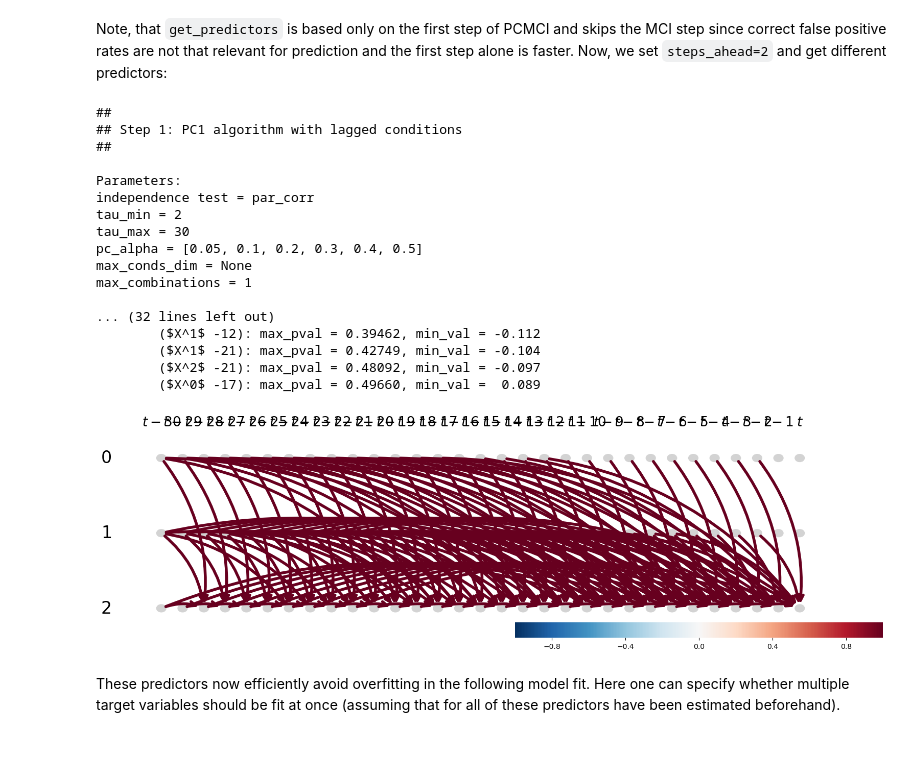
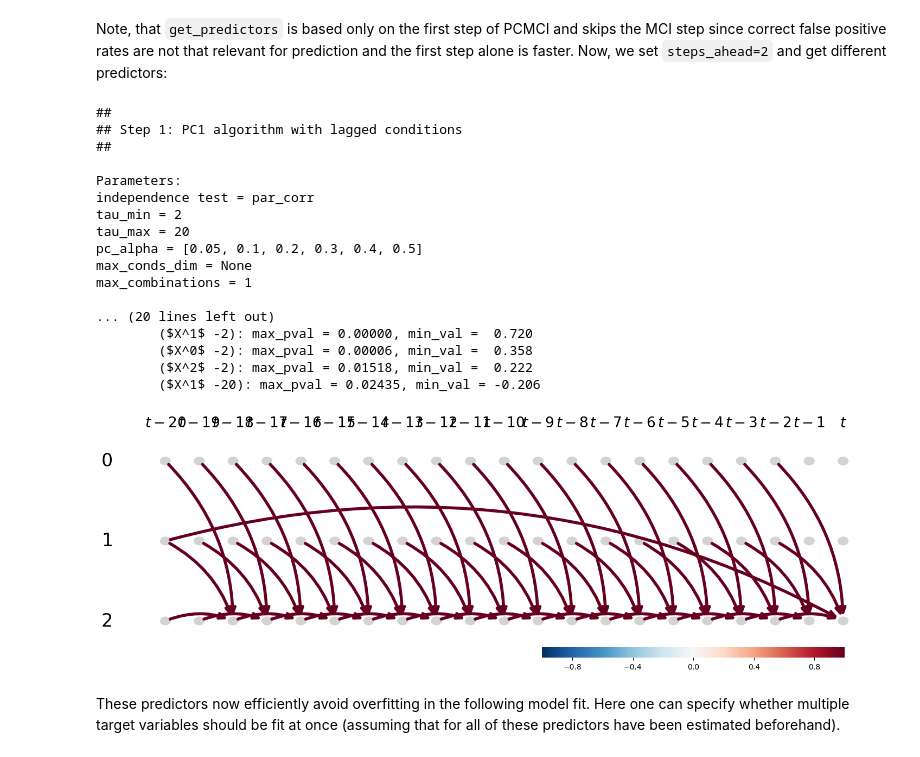
Before and after one commit to jakobrunge/tigramite, a Jupyter notebook: tutorials/tigramite_tutorial_prediction.ipynb, the cells around one changed output. Saved outputs shown, nothing was run; the diff lists cells and outputs as text; code cells hidden in the pictures.

```diff
--- a/tutorials/tigramite_tutorial_prediction.ipynb
+++ b/tutorials/tigramite_tutorial_prediction.ipynb
@@ -38,7 +38,7 @@ from tigramite.models import LinearMediation, Prediction
 Tigramite also contains a class ``tigramite.models.Prediction`` to perform predictions based on the sklearn models. The ``Prediction`` class includes a wrapper around ``run_pc_stable`` from the ``PCMCI`` class to perform predictor selection. Consider the following data generation process:
 # %%
 np.random.seed(42)
-T = 150
+T = 200
 links_coeffs = {0: [((0, -1), 0.6)],
                 1: [((1, -1), 0.6), ((0, -1), 0.8)],
                 2: [((2, -1), 0.5), ((1, -1), 0.7)],  # ((0, -1), c)],
@@ -56,7 +56,7 @@ pred = Prediction(dataframe=dataframe,
         # prediction_model = sklearn.neighbors.KNeighborsRegressor(),
     data_transform=sklearn.preprocessing.StandardScaler(),
     train_indices= range(int(0.8*T)),
-    test_indices= range(int(0.8*T), T),
+    test_indices= range(int(0.9*T), T),
     verbosity=1
     )
 # %% [markdown]
@@ -106,7 +106,7 @@ max_combinations = 1
 # %% [markdown]
 Note, that ``get_predictors`` is based only on the first step of PCMCI and skips the MCI step since correct false positive rates are not that relevant for prediction and the first step alone is faster. Now, we set ``steps_ahead=2`` and get different predictors:
 # %%
-tau_max = 30
+tau_max = 20
 steps_ahead = 2
 target = 2
 
@@ -117,40 +117,40 @@ all_predictors = pred.get_predictors(
                   pc_alpha=None
                   )
 graph = np.zeros((N, N, tau_max + 1), dtype='bool')
 for j in [target]:
     for p in all_predictors[j]:
         graph[p[0], j, abs(p[1])] = 1
 
 # Plot time series graph
 tp.plot_time_series_graph(
     figsize=(18, 5),
     node_size=0.05,
     node_aspect=.3,
     val_matrix=np.ones(graph.shape),
     graph=graph,
     var_names=None,
     link_colorbar_label='',
     label_fontsize=24
     ); plt.show()
 # %% [output]
 ##
 ## Step 1: PC1 algorithm with lagged conditions
 ##
 
 Parameters:
 independence test = par_corr
 tau_min = 2
-tau_max = 30
+tau_max = 20
 pc_alpha = [0.05, 0.1, 0.2, 0.3, 0.4, 0.5]
 max_conds_dim = None
 max_combinations = 1
 
-... (32 lines left out)
-        ($X^1$ -12): max_pval = 0.39462, min_val = -0.112
-        ($X^1$ -21): max_pval = 0.42749, min_val = -0.104
-        ($X^2$ -21): max_pval = 0.48092, min_val = -0.097
-        ($X^0$ -17): max_pval = 0.49660, min_val =  0.089
+... (20 lines left out)
+        ($X^1$ -2): max_pval = 0.00000, min_val =  0.720
+        ($X^0$ -2): max_pval = 0.00006, min_val =  0.358
+        ($X^2$ -2): max_pval = 0.01518, min_val =  0.222
+        ($X^1$ -20): max_pval = 0.02435, min_val = -0.206
-[figure, old version]
+[figure, new version]
 # %% [markdown]
 These predictors now efficiently avoid overfitting in the following model fit. Here one can specify whether multiple target variables should be fit at once (assuming that for all of these predictors have been estimated beforehand).
 # %%
```
Also changed, not shown: parts of 7 cells of this notebook, 2 other files.
